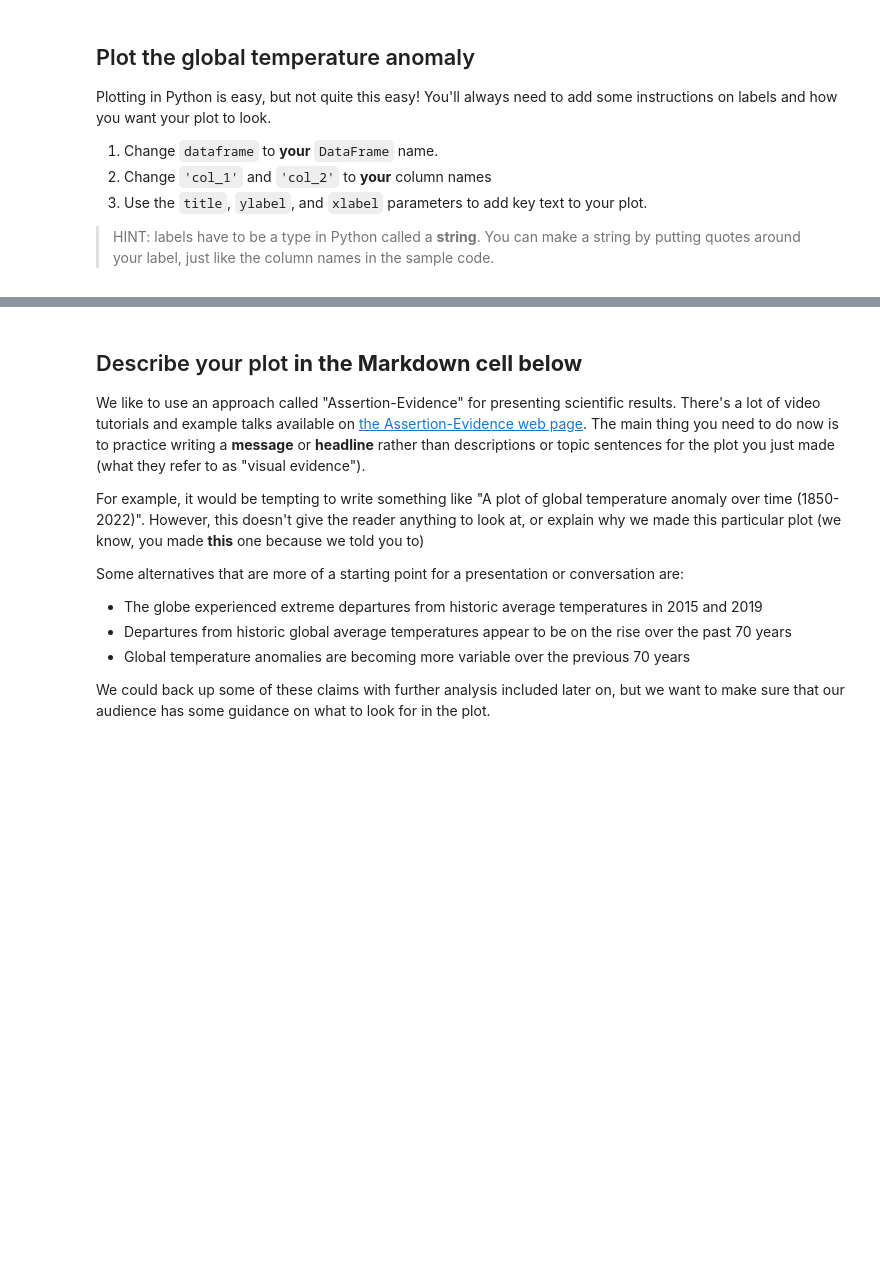
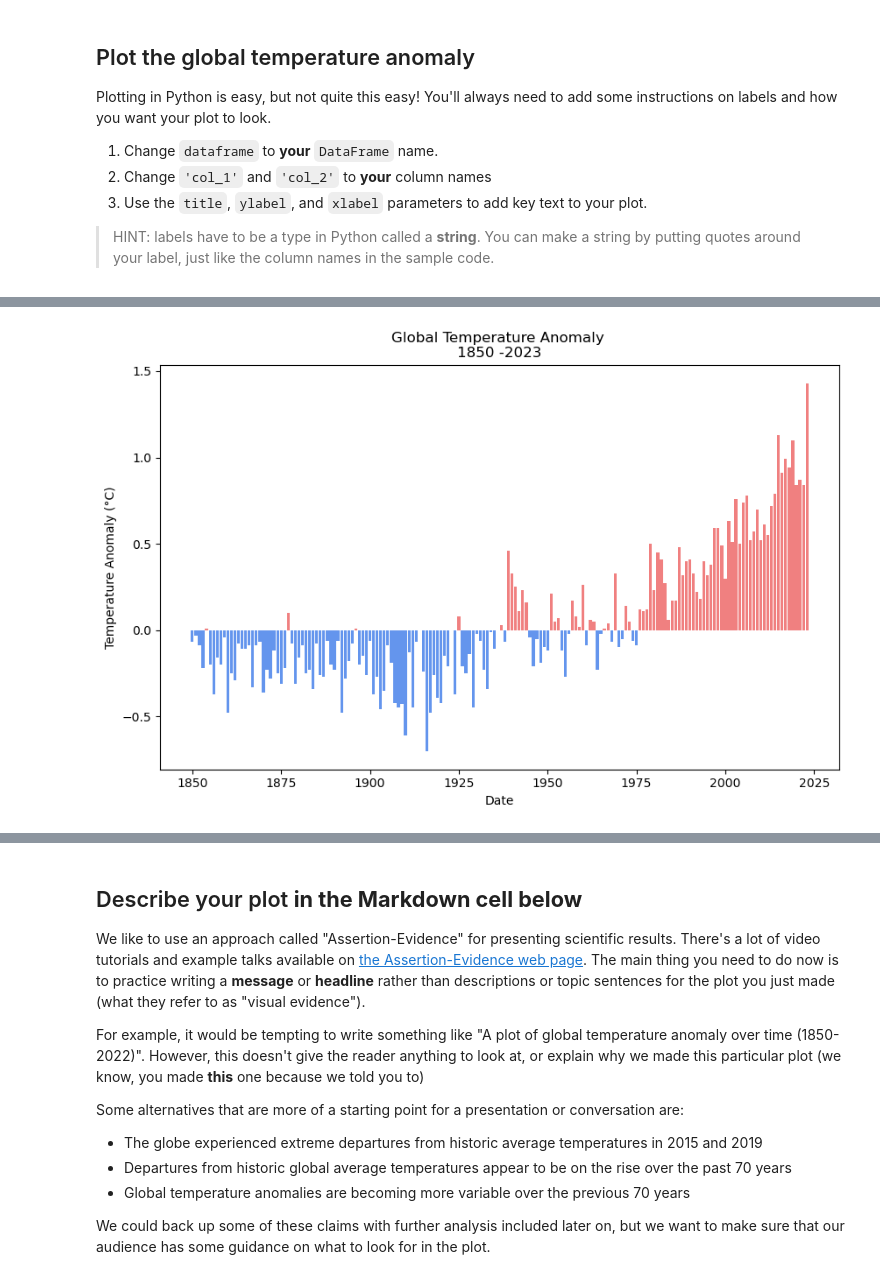
Before and after one commit to AGomezPrada/01-geopark-get-started-reproducible-science-template, a Jupyter notebook: Get Started with Open Reproducible Science!.ipynb, the cells around one changed output, grey strips where cells are left out. Saved outputs shown, nothing was run; the diff lists cells and outputs as text; code cells hidden in the pictures; blank space fills up the shorter version.

```diff
--- a/Get Started with Open Reproducible Science!.ipynb
+++ b/Get Started with Open Reproducible Science!.ipynb
@@ -362,3 +365,27 @@ dataframe.plot(x='Date', y='TempAnomaly[C]',
+# %%
+ # define Figure and axes objects
+fig, ax = plt.subplots(figsize=(10,6))
+
+ # define variables for plotting
+years = dataframe['Date']
+temp_anomaly_c = dataframe['TempAnomaly[C]']
+ # print(years,temp_anomaly_c)
+
+ # defining colors using conditional statement
+colors = ['lightcoral'if value > 0 else 'cornflowerblue' for value in temp_anomaly_c]
+
+ # plot using bar chart
+
+plt.bar(years,temp_anomaly_c,color = colors)
+
+ # adding labels and title to axis and plot
+plt.xlabel('Date')
+plt.ylabel('Temperature Anomaly (°C)')
+plt.title('Global Temperature Anomaly \n1850 -2023')
+
+plt.show()
+# %% [output]
+[figure, added]
 # %% [markdown]
 **THIS ISN'T THE END! Don't forget to complete the next task where you will describe your plot**
 
```
Also changed, not shown: parts of 2 cells of this notebook.
